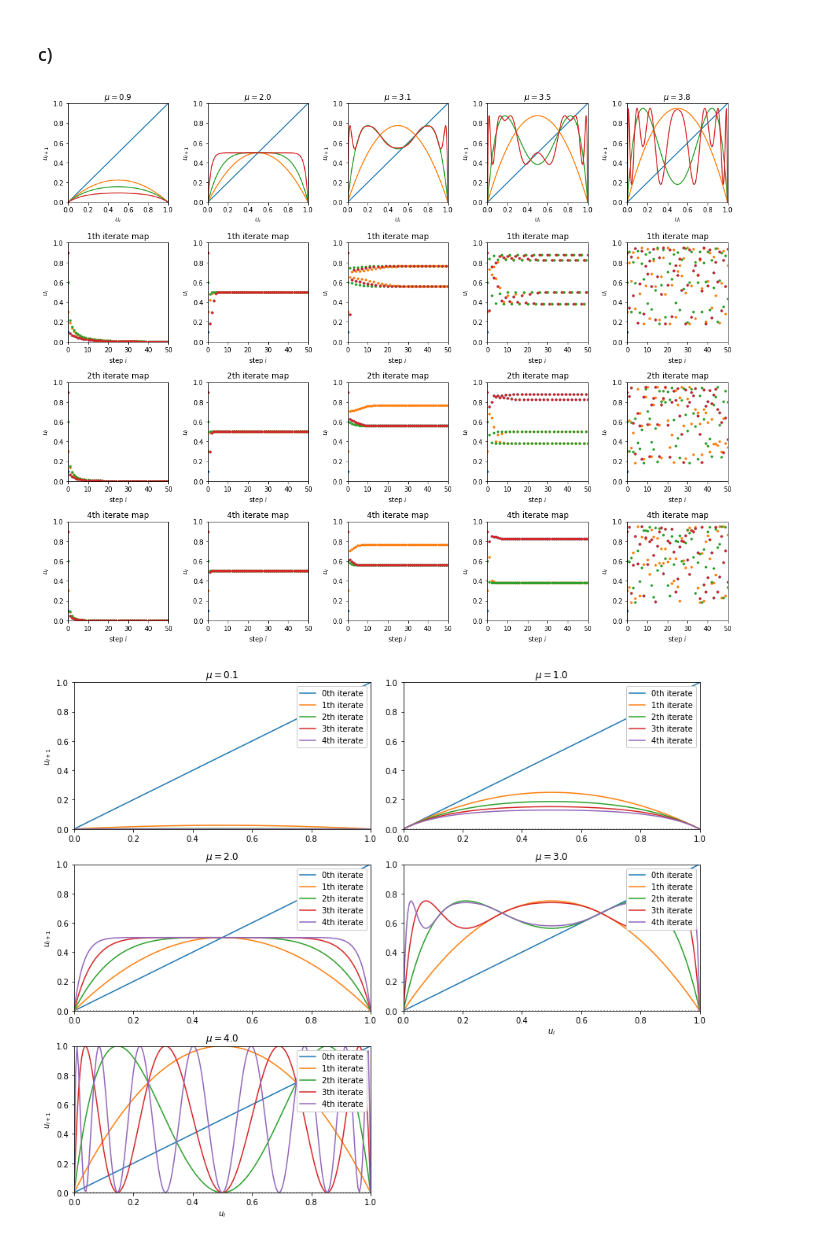
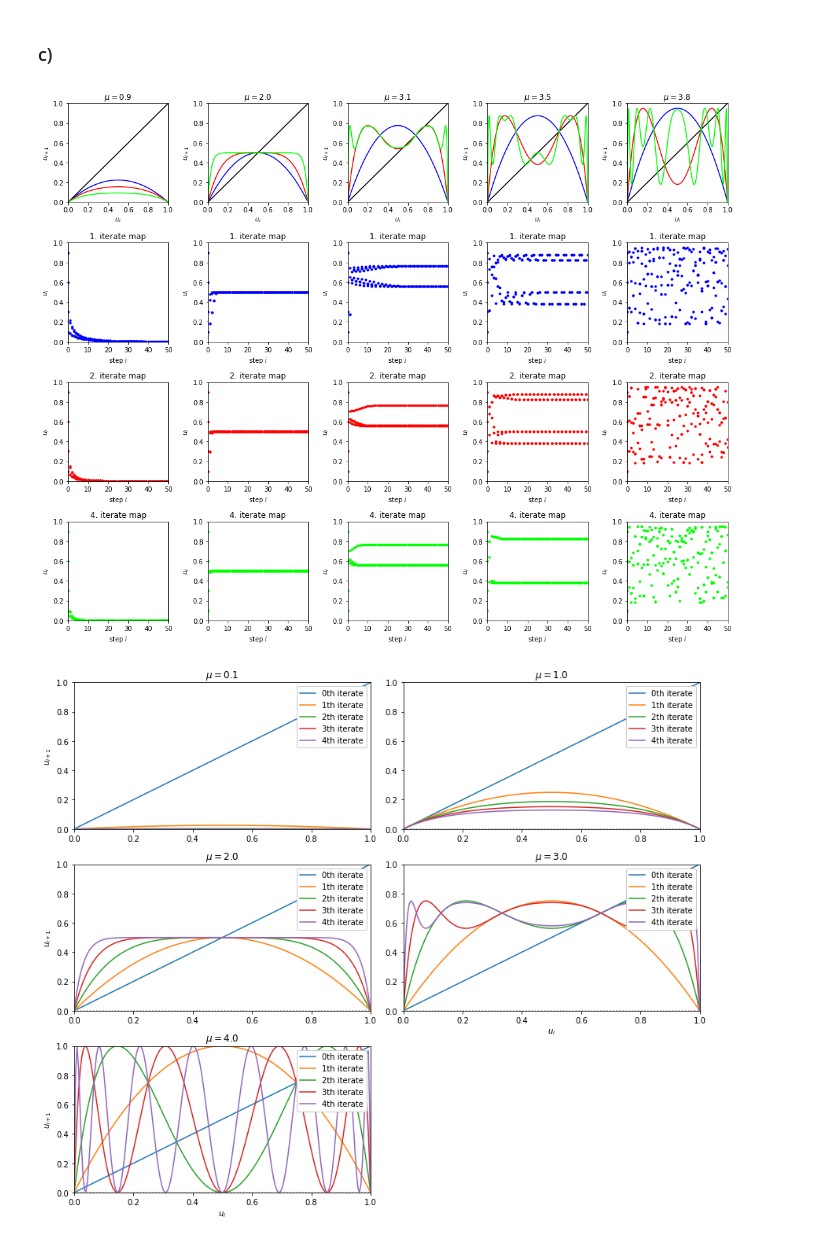
Before and after one commit to ManshaP/CCEES, a Jupyter notebook: exercise_2/1_second_iterate.ipynb, the cells around one changed output. Saved outputs shown, nothing was run; the diff lists cells and outputs as text; code cells hidden in the pictures.

```diff
--- a/exercise_2/1_second_iterate.ipynb
+++ b/exercise_2/1_second_iterate.ipynb
@@ -153,42 +151,47 @@ sim = n_iterates(mus, u_0s, iterates)
 
 n_mu = len(mus)
 n_iters = len(iterates)
+
+cmap = get_cmap('brg')
+
+color_indices = np.linspace(0, 1, n_iters)
+colors = ['k'] + [cmap(i) for i in color_indices]
 
 fig = plt.figure()
 
 axs = []
 for i in range(n_mu):
     axs.append([])
     axs[-1].append(plt.subplot2grid((n_iters+1, n_mu), (0, i)))
     for j in range(n_iters):
         axs[-1].append(plt.subplot2grid((n_iters+1, n_mu), (j+1, i)))
 
 for i, mu in enumerate(sim.keys()):
 
-    for iterate in sim[mu]['u_u_graph']:
-        axs[i][0].plot(sim[mu]['u_u_graph'][0], iterate)
+    for i_iter, iterate in enumerate(sim[mu]['u_u_graph']):
+        axs[i][0].plot(sim[mu]['u_u_graph'][0], iterate, color=colors[i_iter])
 
     axs[i][0].set_title(r'$\mu = {}$'.format(mu))
     axs[i][0].set_xlim(0, 1)
     axs[i][0].set_ylim(0, 1)
     axs[i][0].set_xlabel(r'$u_i$')
     axs[i][0].set_ylabel(r'$u_{i+1}$')
 
     for j, iterate in enumerate(sim[mu]['u_steps'].keys()):
         for u_0, u_i in sim[mu]['u_steps'][iterate].items():
-            axs[i][j+1].plot(u_i, linestyle='none', marker='.')
+            axs[i][j+1].plot(u_i, linestyle='none', marker='.', color=colors[j+1])
 
-        axs[i][j+1].set_title(r'{}th iterate map'.format(iterate))
+        axs[i][j+1].set_title(r'{}. iterate map'.format(iterate))
         axs[i][j+1].set_ylim(0, 1)
         axs[i][j+1].set_xlim(0, 50)
         axs[i][j+1].set_xlabel(r'step $i$')
         axs[i][j+1].set_ylabel(r'$u_i$')
 
 fig.set_size_inches(3 * n_mu, 3 * (n_iters+1))
 fig.tight_layout()
 plt.show()
 # %% [output]
-[figure, old version]
+[figure, new version]
 # %%
 # plot results
 
```
Also changed, not shown: parts of 2 cells of this notebook.
